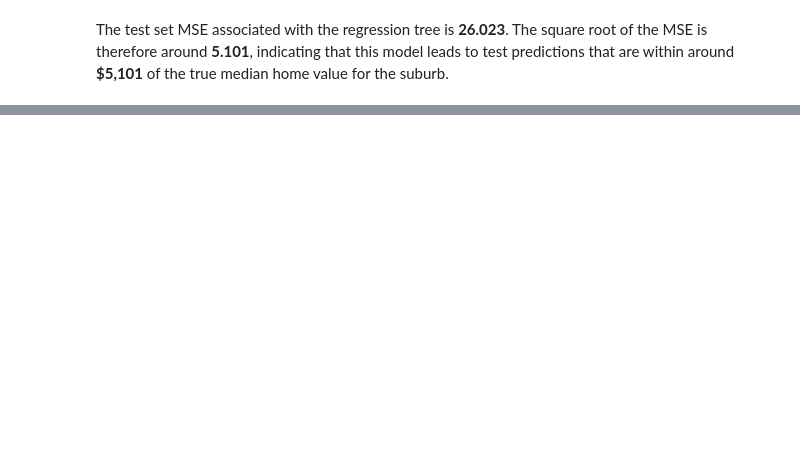
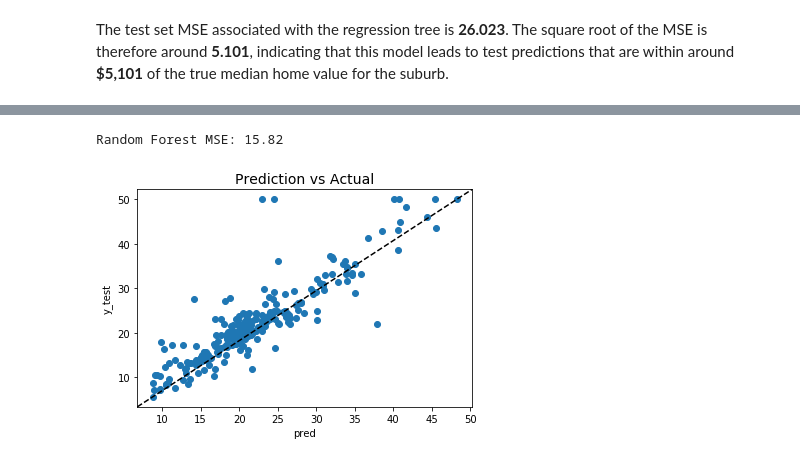
Before and after one commit to Morgan-Sell/islr-labs-exercises-python, a Jupyter notebook: labs/08_tree_based_methods.ipynb, the cells around one changed output, grey strips where cells are left out. Drawn from its saved outputs; the diff is of its cells as text; code cells hidden in the pictures; blank space fills up the shorter version.

```diff
--- a/labs/08_tree_based_methods.ipynb
+++ b/labs/08_tree_based_methods.ipynb
@@ -189,0 +239,13 @@ The test set MSE associated with the regression tree is **26.023**. The square r
+# %%
+pred = regr3.predict(X_test)
+
+plt.scatter(pred, y_test, label='medv')
+plt.plot([0, 1], [0, 1], '--k', transform=plt.gca().transAxes)
+plt.title('Prediction vs Actual', fontsize=14)
+plt.xlabel('pred')
+plt.ylabel('y_test')
+mse_regr3 = mean_squared_error(y_test, pred)
+print('Random Forest MSE: {:.4}'.format(mse_regr3))
+# %% [output]
+Random Forest MSE: 15.82
+[figure, added]
```
Also changed, not shown: parts of 15 cells of this notebook.
